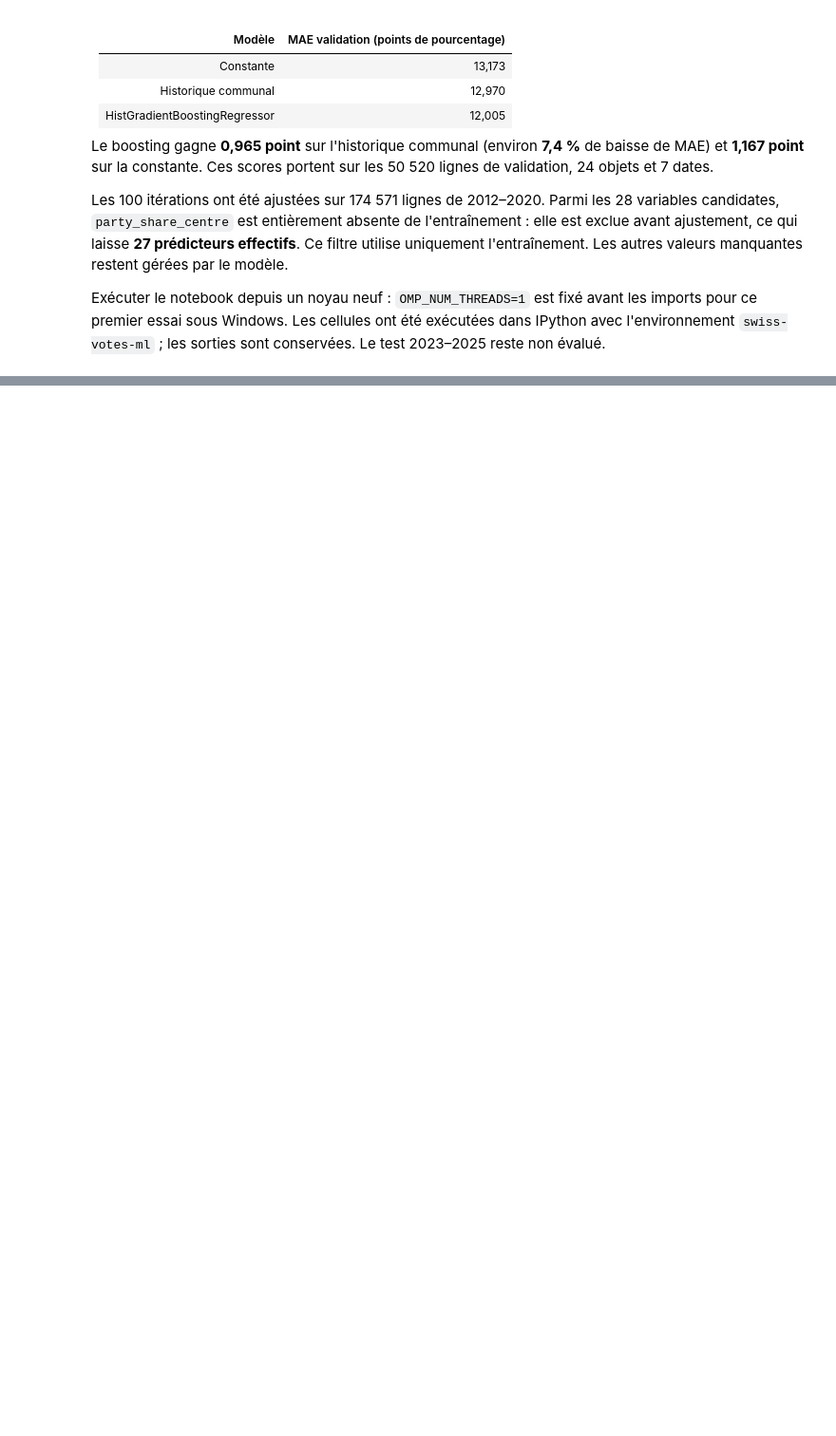
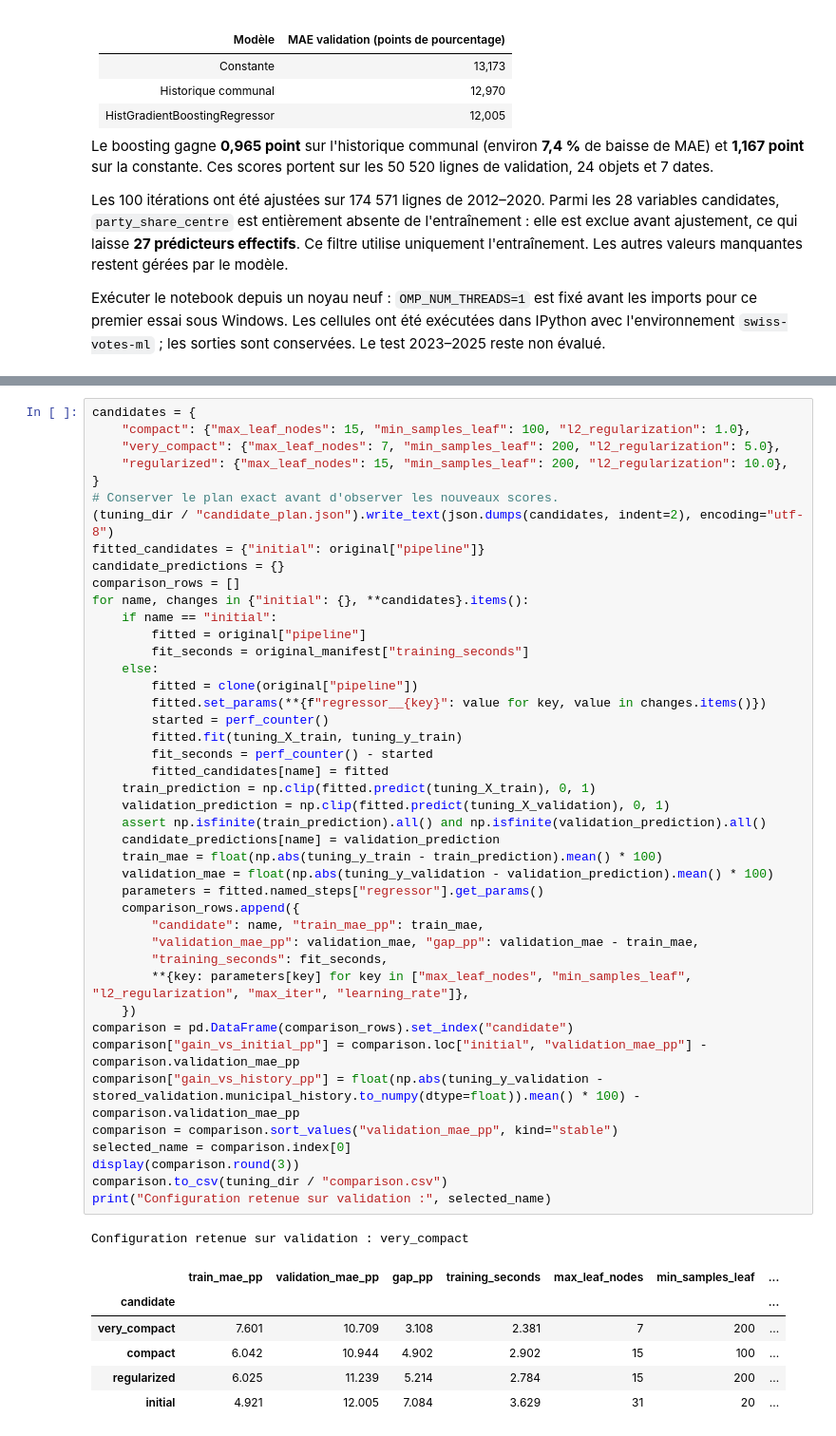
Before and after one commit to VictorGTheCoder/GML-Swiss-Voting, a Jupyter notebook: notebooks/modeling/01_hist_gradient_boosting.ipynb, the cells around one changed output, grey strips where cells are left out. Shown at 95% size. Drawn from its saved outputs; the diff is of its cells as text; blank space fills up the shorter version.

```diff
--- a/notebooks/modeling/01_hist_gradient_boosting.ipynb
+++ b/notebooks/modeling/01_hist_gradient_boosting.ipynb
@@ -475,0 +727,51 @@ Exécuter le notebook depuis un noyau neuf : `OMP_NUM_THREADS=1` est fixé avant
+# %%
+candidates = {
+    "compact": {"max_leaf_nodes": 15, "min_samples_leaf": 100, "l2_regularization": 1.0},
+    "very_compact": {"max_leaf_nodes": 7, "min_samples_leaf": 200, "l2_regularization": 5.0},
+    "regularized": {"max_leaf_nodes": 15, "min_samples_leaf": 200, "l2_regularization": 10.0},
+}
+# Conserver le plan exact avant d'observer les nouveaux scores.
+(tuning_dir / "candidate_plan.json").write_text(json.dumps(candidates, indent=2), encoding="utf-8")
+fitted_candidates = {"initial": original["pipeline"]}
+candidate_predictions = {}
+comparison_rows = []
+for name, changes in {"initial": {}, **candidates}.items():
+    if name == "initial":
+        fitted = original["pipeline"]
+        fit_seconds = original_manifest["training_seconds"]
+    else:
+        fitted = clone(original["pipeline"])
+        fitted.set_params(**{f"regressor__{key}": value for key, value in changes.items()})
+        started = perf_counter()
+        fitted.fit(tuning_X_train, tuning_y_train)
+        fit_seconds = perf_counter() - started
+        fitted_candidates[name] = fitted
+    train_prediction = np.clip(fitted.predict(tuning_X_train), 0, 1)
+    validation_prediction = np.clip(fitted.predict(tuning_X_validation), 0, 1)
+    assert np.isfinite(train_prediction).all() and np.isfinite(validation_prediction).all()
+    candidate_predictions[name] = validation_prediction
+    train_mae = float(np.abs(tuning_y_train - train_prediction).mean() * 100)
+    validation_mae = float(np.abs(tuning_y_validation - validation_prediction).mean() * 100)
+    parameters = fitted.named_steps["regressor"].get_params()
+    comparison_rows.append({
+        "candidate": name, "train_mae_pp": train_mae,
+        "validation_mae_pp": validation_mae, "gap_pp": validation_mae - train_mae,
+        "training_seconds": fit_seconds,
+        **{key: parameters[key] for key in ["max_leaf_nodes", "min_samples_leaf", "l2_regularization", "max_iter", "learning_rate"]},
+    })
+comparison = pd.DataFrame(comparison_rows).set_index("candidate")
+comparison["gain_vs_initial_pp"] = comparison.loc["initial", "validation_mae_pp"] - comparison.validation_mae_pp
+comparison["gain_vs_history_pp"] = float(np.abs(tuning_y_validation - stored_validation.municipal_history.to_numpy(dtype=float)).mean() * 100) - comparison.validation_mae_pp
+comparison = comparison.sort_values("validation_mae_pp", kind="stable")
+selected_name = comparison.index[0]
+display(comparison.round(3))
+comparison.to_csv(tuning_dir / "comparison.csv")
+print("Configuration retenue sur validation :", selected_name)
+# %% [output]
+Configuration retenue sur validation : very_compact
+|  | train_mae_pp | validation_mae_pp | gap_pp | training_seconds | max_leaf_nodes | min_samples_leaf | ... |
+| candidate |  |  |  |  |  |  | ... |
+| very_compact | 7.601 | 10.709 | 3.108 | 2.381 | 7 | 200 | ... |
+| compact | 6.042 | 10.944 | 4.902 | 2.902 | 15 | 100 | ... |
+| regularized | 6.025 | 11.239 | 5.214 | 2.784 | 15 | 200 | ... |
+| initial | 4.921 | 12.005 | 7.084 | 3.629 | 31 | 20 | ... |
```
Also changed, not shown: parts of 17 cells of this notebook, 1 other file.
